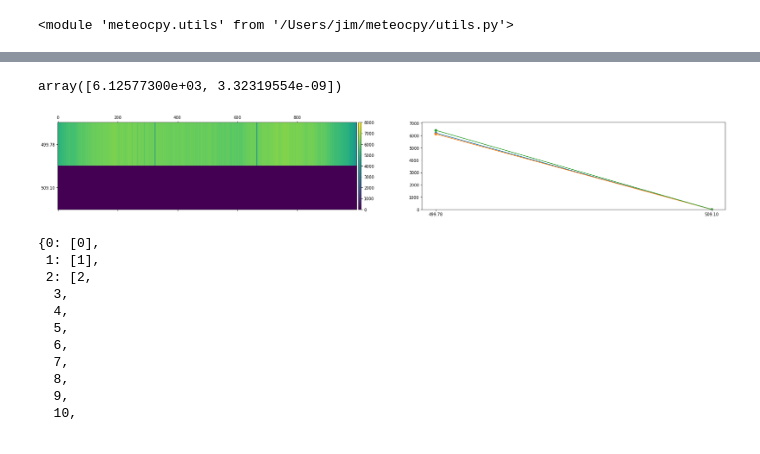
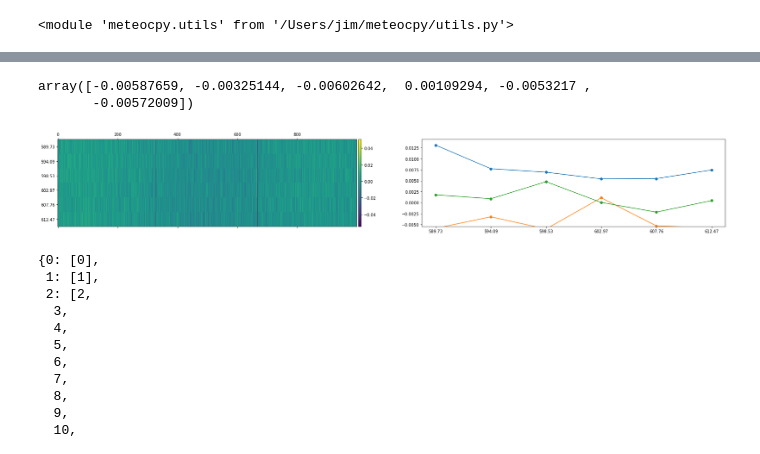
Before and after one commit to ARRRRGH/meteocpy, a Jupyter notebook: notebooks/test.ipynb, the cells around one changed output, grey strips where cells are left out. Cells and saved outputs as stored; diff of their text form; code cells hidden in the pictures.

```diff
--- a/notebooks/test.ipynb
+++ b/notebooks/test.ipynb
@@ -39,11 +39,12 @@ _ = plt.plot(np.array(ap.model.binned.wvls[:, 500]).transpose(),
 # %%
-res, illu_bands = ap.forward(inp_spectrum=np.array([1000000]).reshape(1, 1, -1),
-                             inp_wvlens=np.arange(500, 501, 1).reshape(1, 1), pad=False, part_covered=True,
+res, illu_bands = ap.forward(inp_spectrum=np.array([1e6]).reshape(1, 1, -1),
+                             inp_wvlens=np.arange(600, 601, 1).reshape(1, 1), pad=False, part_covered=True,
                              invert=True, snr=False, dc=False, smear=False, return_binned=False)
 # %%
 res[0][0][:, 500]
 # %% [output]
-array([6.12577300e+03, 3.32319554e-09])
+array([-0.00587659, -0.00325144, -0.00602642,  0.00109294, -0.0053217 ,
+       -0.00572009])
 # %%
 from mpl_toolkits.axes_grid1 import make_axes_locatable
 
@@ -65,11 +66,11 @@ def plot_frame(ind, channel=0, vmax=None, vmin=None, figsize=None, binned='binne
 # %%
 %matplotlib inline
 inds = [0]
 channel = 0
 for ind in inds:
-    plot_frame(ind, channel=channel, vmax=8000, vmin=None, figsize=(30, 4), binned='binned')
+    plot_frame(ind, channel=channel, vmax=None, vmin=None, figsize=(30, 4), binned='binned')
 # %% [output]
-[figure, old version]
+[figure, new version]
 # %%
 ap.bins.inverse
 # %% [output]
```
Also changed, not shown: parts of 2 cells of this notebook, 5 other files.
